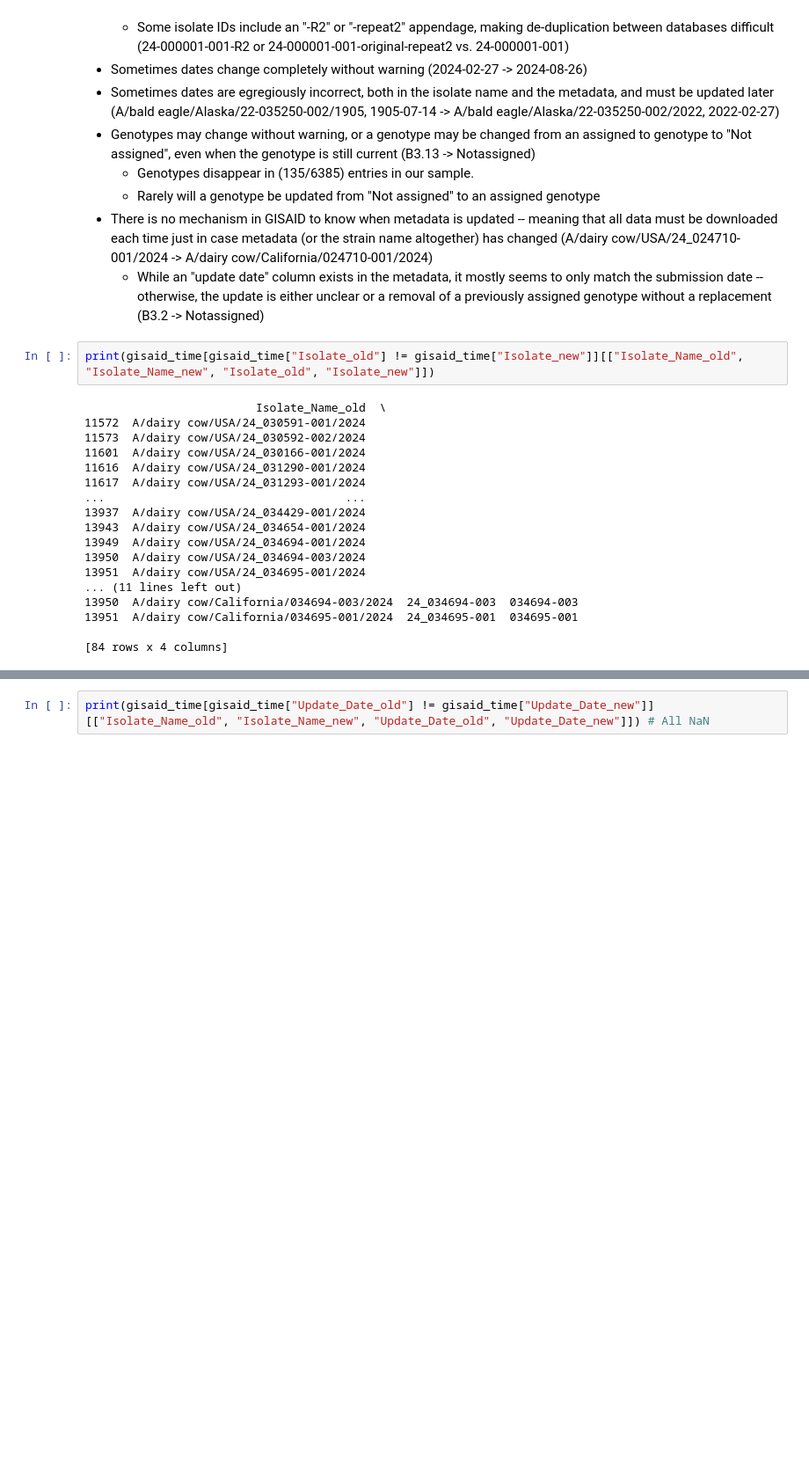
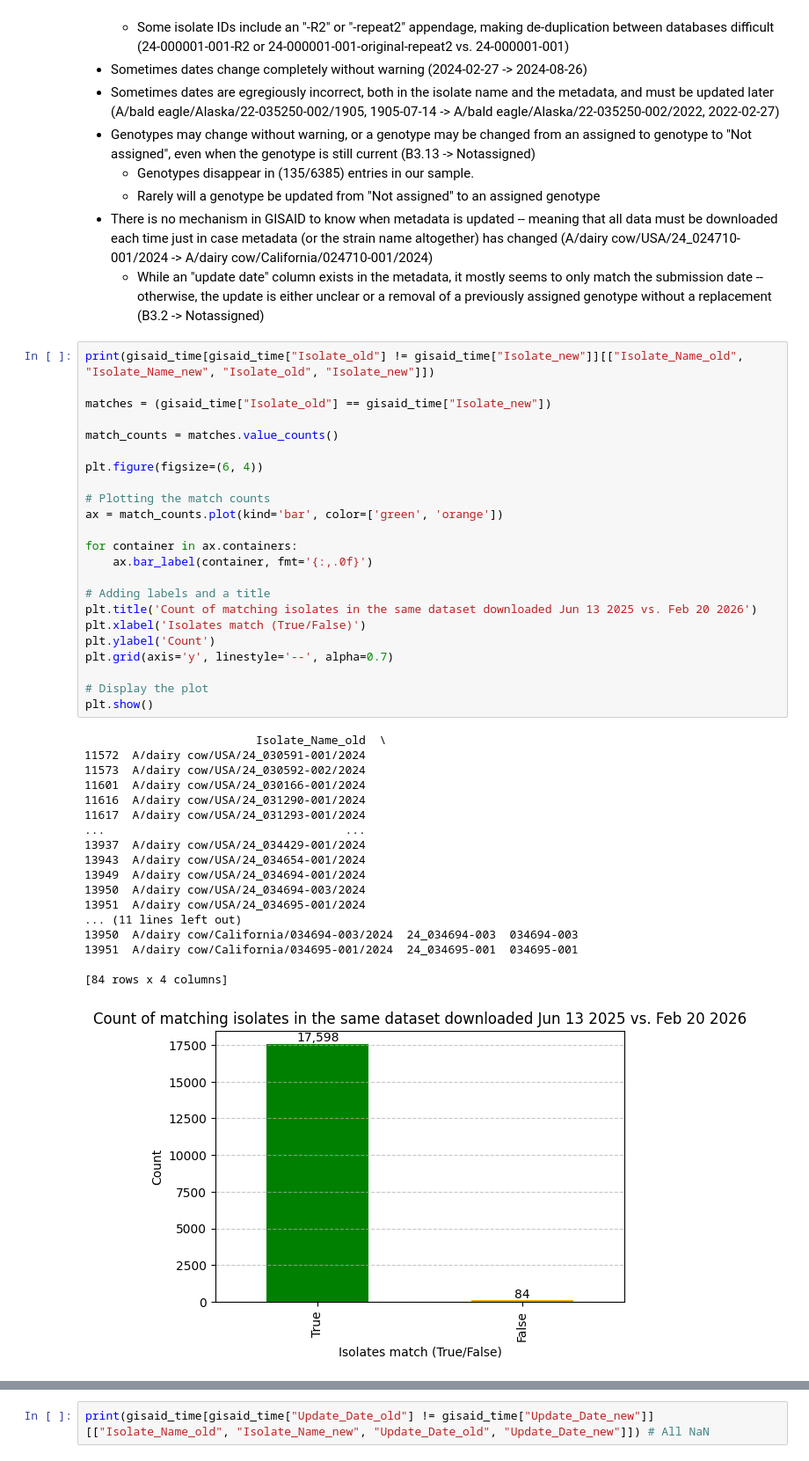
Before and after one commit to maksiaev/Avian_Flu, a Jupyter notebook: GISAID_Figures.ipynb, the cells around one changed output, grey strips where cells are left out. Shown at 88% size. Cells and saved outputs as stored; diff of their text form; blank space fills up the shorter version.

Commit message:
More GISAID figures for presentation

```diff
--- a/GISAID_Figures.ipynb
+++ b/GISAID_Figures.ipynb
@@ -549,23 +549,45 @@ GISAID metadata change examples:
     - While an "update date" column exists in the metadata, it mostly seems to only match the submission date -- otherwise, the update is either unclear or a removal of a previously assigned genotype without a replacement (B3.2 -> Notassigned)
 # %%
 print(gisaid_time[gisaid_time["Isolate_old"] != gisaid_time["Isolate_new"]][["Isolate_Name_old", "Isolate_Name_new", "Isolate_old", "Isolate_new"]])
+
+matches = (gisaid_time["Isolate_old"] == gisaid_time["Isolate_new"])
+
+match_counts = matches.value_counts()
+
+plt.figure(figsize=(6, 4))
+
+# Plotting the match counts
+ax = match_counts.plot(kind='bar', color=['green', 'orange'])
+
+for container in ax.containers:
+    ax.bar_label(container, fmt='{:,.0f}')
+
+# Adding labels and a title
+plt.title('Count of matching isolates in the same dataset downloaded Jun 13 2025 vs. Feb 20 2026')
+plt.xlabel('Isolates match (True/False)')
+plt.ylabel('Count')
+plt.grid(axis='y', linestyle='--', alpha=0.7)
+
+# Display the plot
+plt.show()
 # %% [output]
                          Isolate_Name_old  \
 11572  A/dairy cow/USA/24_030591-001/2024
 11573  A/dairy cow/USA/24_030592-002/2024
 11601  A/dairy cow/USA/24_030166-001/2024
 11616  A/dairy cow/USA/24_031290-001/2024
 11617  A/dairy cow/USA/24_031293-001/2024
 ...                                   ...
 13937  A/dairy cow/USA/24_034429-001/2024
 13943  A/dairy cow/USA/24_034654-001/2024
 13949  A/dairy cow/USA/24_034694-001/2024
 13950  A/dairy cow/USA/24_034694-003/2024
 13951  A/dairy cow/USA/24_034695-001/2024
 ... (11 lines left out)
 13950  A/dairy cow/California/034694-003/2024  24_034694-003  034694-003
 13951  A/dairy cow/California/034695-001/2024  24_034695-001  034695-001
 
 [84 rows x 4 columns]
+[figure, added]
 # %%
 print(gisaid_time[gisaid_time["Isolate_Name_old"] != gisaid_time["Isolate_Name_new"]][["Isolate_Name_old", "Isolate_Name_new", "Isolate_old", "Isolate_new", "Collection_Date_old", "Collection_Date_new"]])
```
Also changed, not shown: parts of 4 cells of this notebook.
